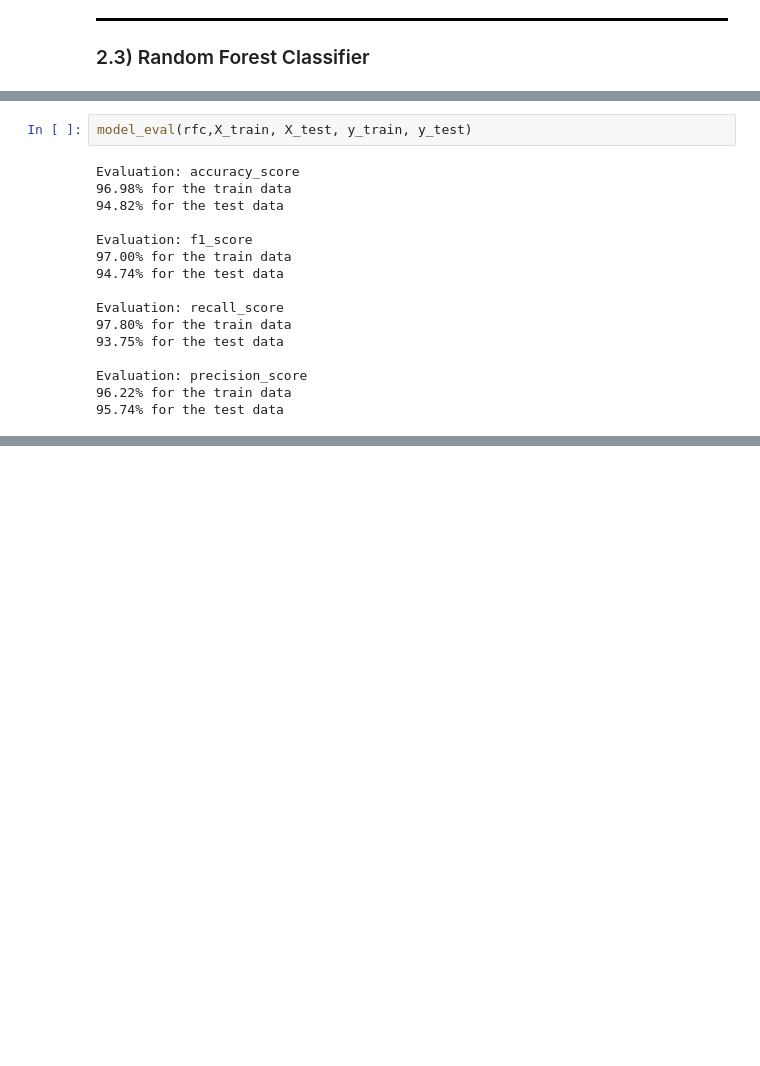
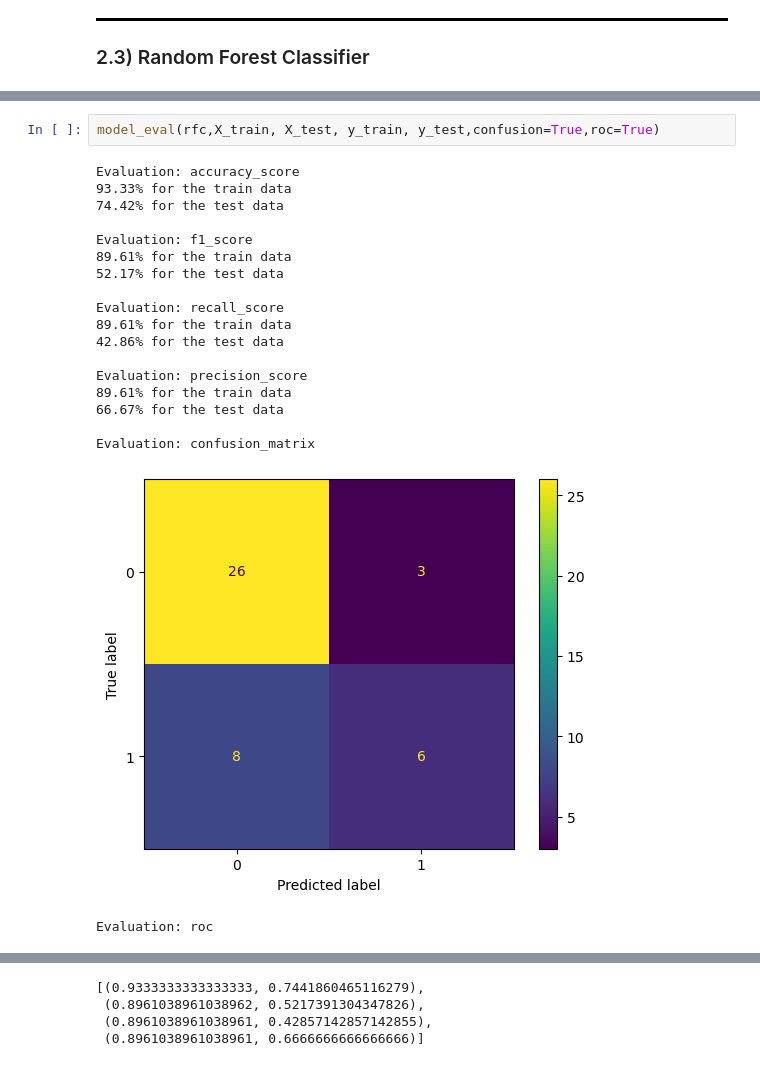
Before and after one commit to kimlindner/Type2DiabetesDetection_ML_Project, a Jupyter notebook: Tree Classifier - Random Forest.ipynb, the cells around one changed output, grey strips where cells are left out. Drawn from its saved outputs; the diff is of its cells as text; blank space fills up the shorter version.

```diff
--- a/Tree Classifier - Random Forest.ipynb
+++ b/Tree Classifier - Random Forest.ipynb
@@ -99,18 +111,22 @@ RandomForestClassifier(random_state=0)
 # %%
-model_eval(rfc,X_train, X_test, y_train, y_test)
+model_eval(rfc,X_train, X_test, y_train, y_test,confusion=True,roc=True)
 # %% [output]
 Evaluation: accuracy_score
-96.98% for the train data
-94.82% for the test data
+93.33% for the train data
+74.42% for the test data
 
 Evaluation: f1_score
-97.00% for the train data
-94.74% for the test data
+89.61% for the train data
+52.17% for the test data
 
 Evaluation: recall_score
-97.80% for the train data
-93.75% for the test data
+89.61% for the train data
+42.86% for the test data
 
 Evaluation: precision_score
-96.22% for the train data
-95.74% for the test data
+89.61% for the train data
+66.67% for the test data
+
+Evaluation: confusion_matrix
+[figure, added]
+Evaluation: roc
@@ -116,0 +134,4 @@ Evaluation: precision_score
+[(0.9333333333333333, 0.7441860465116279),
+ (0.8961038961038962, 0.5217391304347826),
+ (0.8961038961038961, 0.42857142857142855),
+ (0.8961038961038961, 0.6666666666666666)]
```
Also changed, not shown: parts of 6 cells of this notebook, 8 other files.
